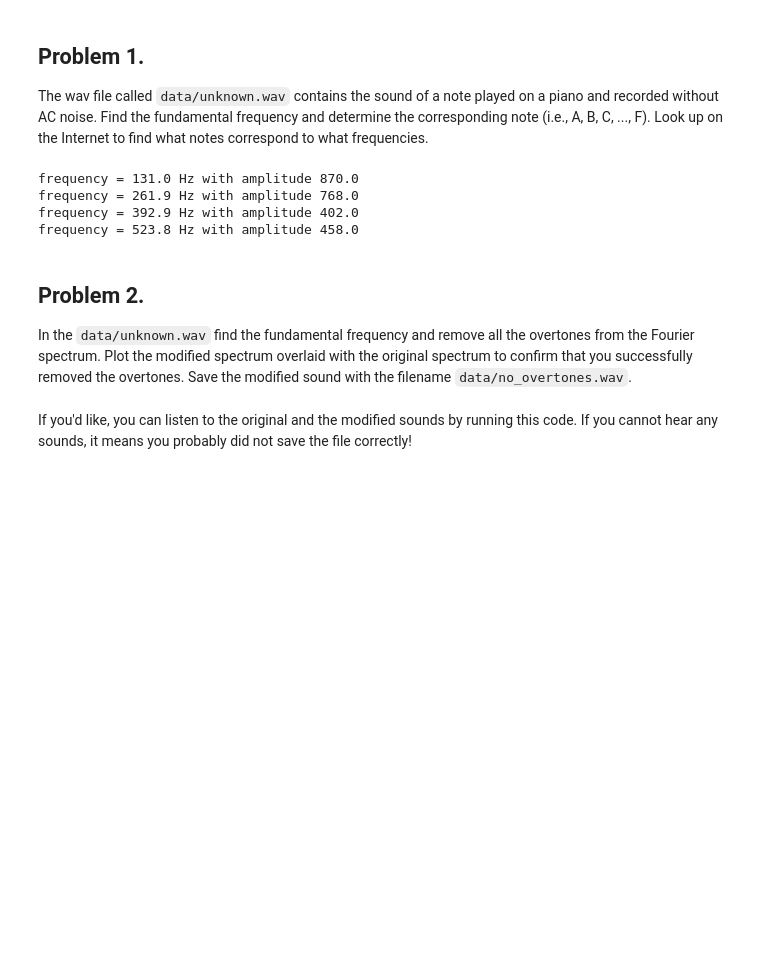
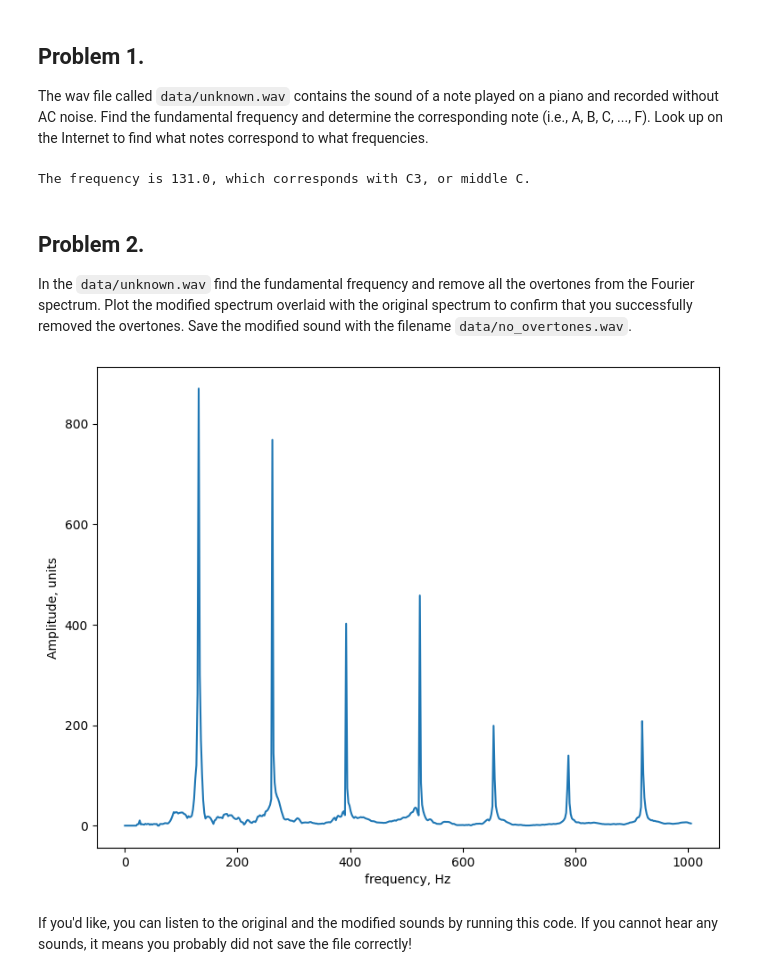
Before and after one commit to kfrancis2017/csce556-labs, a Jupyter notebook: CSCE556_Lab5.ipynb, the cells around one changed output. Cells and saved outputs as stored; diff of their text form; code cells hidden in the pictures; blank space fills up the shorter version.

```diff
--- a/CSCE556_Lab5.ipynb
+++ b/CSCE556_Lab5.ipynb
@@ -265,14 +265,10 @@ fft_spectrum2 = np.fft.rfft(signal2)
 freq2 = np.fft.rfftfreq(signal2.size, d=1./samp_freq2)
 fft_spectrum_abs2 = np.abs(fft_spectrum2)
 peak_inds2 = find_peaks(fft_spectrum_abs2, height=350)[0]
-print('frequency = {} Hz with amplitude {} '.format(np.round(freq2[peak_inds2[0]],1),  np.round(fft_spectrum_abs2[peak_inds2[0]])))
-
+print('The frequency is {}, which corresponds with C3, or middle C.'.format(np.round(freq2[peak_inds2[0]],1)))
 #######################
 # %% [output]
-frequency = 131.0 Hz with amplitude 870.0
-frequency = 261.9 Hz with amplitude 768.0
-frequency = 392.9 Hz with amplitude 402.0
-frequency = 523.8 Hz with amplitude 458.0
+The frequency is 131.0, which corresponds with C3, or middle C.
 # %% [markdown]
 ## Problem 2.
 
@@ -284,3 +276,19 @@ In the `data/unknown.wav` find the fundamental frequency and remove all the over
+# %%
+#### Add your code ####
+for i,f in enumerate(freq2):
+    if f < 62 and f > 58:        # (1)
+        fft_spectrum2[i] = 0.0
+    if f < 21 or f > 20000:      # (2)
+        fft_spectrum2[i] = 0.0
+plt.plot(freq2[:500], np.abs(fft_spectrum2[:500]))
+plt.xlabel("frequency, Hz")
+plt.ylabel("Amplitude, units")
+plt.show()
+noiseless_signal2 = np.fft.irfft(fft_spectrum2)
+wavfile.write("data/no_overtones.wav", samp_freq2, noiseless_signal2)
+################e#######
+# %% [output]
+[figure, added]
 # %% [markdown]
 If you'd like, you can listen to the original and the modified sounds by running this code. If you cannot hear any sounds, it means you probably did not save the file correctly!
 # %%
```
Also changed, not shown: parts of 2 cells of this notebook.
